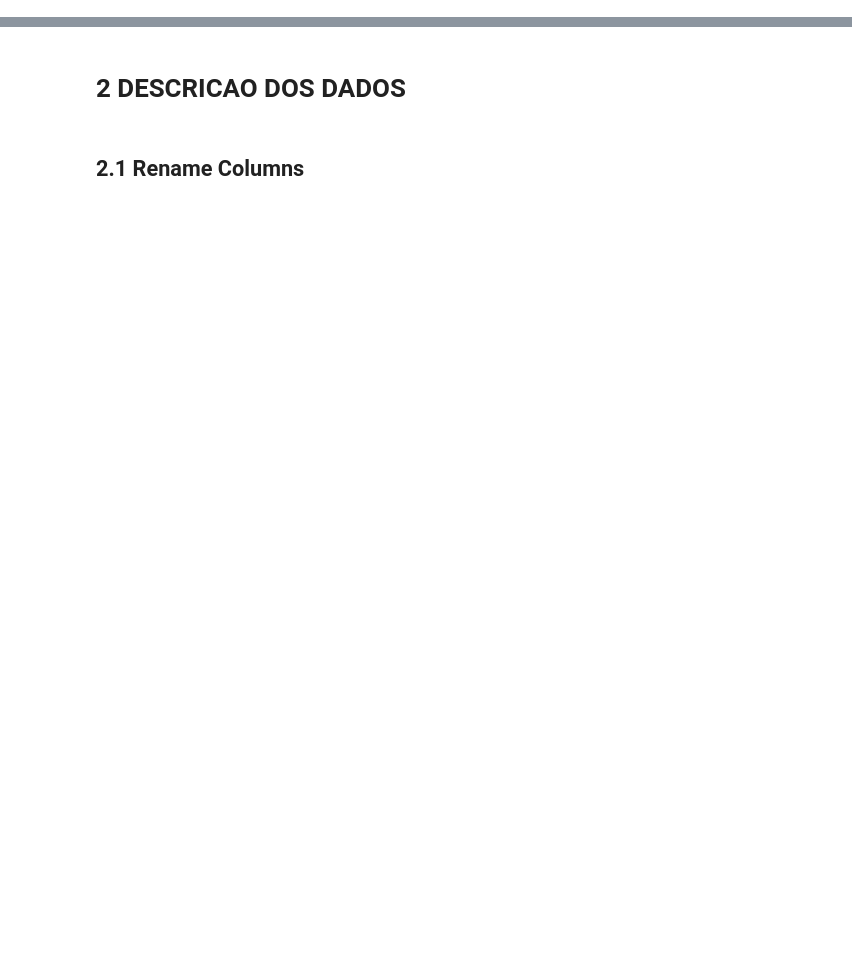
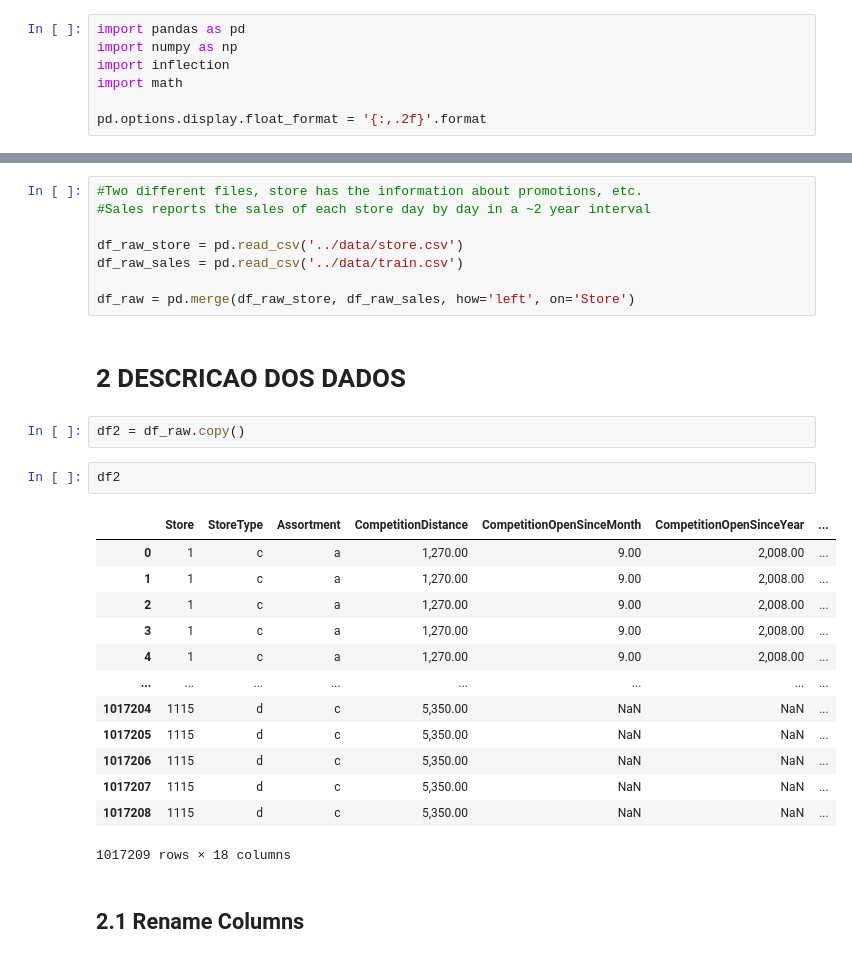
Before and after one commit to rafael-asousa/Sales-Prediction, a Jupyter notebook: notebook/Notebook-Sales-Prediction.ipynb, the cells around one changed output, grey strips where cells are left out. Saved outputs shown, nothing was run; the diff lists cells and outputs as text; blank space fills up the shorter version.

Commit message:
started data preparation

```diff
--- a/notebook/Notebook-Sales-Prediction.ipynb
+++ b/notebook/Notebook-Sales-Prediction.ipynb
@@ -1,10 +1,43 @@
 # %% [markdown]
 # 1 IMPORTS
+# %%
+import pandas as pd
+import numpy as np
+import inflection
+import math
+
+pd.options.display.float_format = '{:,.2f}'.format
 # %% [markdown]
 ## 1.1 Helper Functions
 # %% [markdown]
 ## 1.2 Loading data
+# %%
+#Two different files, store has the information about promotions, etc.
+#Sales reports the sales of each store day by day in a ~2 year interval
+
+df_raw_store = pd.read_csv('../data/store.csv')
+df_raw_sales = pd.read_csv('../data/train.csv')
+
+df_raw = pd.merge(df_raw_store, df_raw_sales, how='left', on='Store')
 # %% [markdown]
 # 2 DESCRICAO DOS DADOS
+# %%
+df2 = df_raw.copy()
+# %%
+df2
+# %% [output]
+|  | Store | StoreType | Assortment | CompetitionDistance | CompetitionOpenSinceMonth | CompetitionOpenSinceYear | ... |
+| 0 | 1 | c | a | 1,270.00 | 9.00 | 2,008.00 | ... |
+| 1 | 1 | c | a | 1,270.00 | 9.00 | 2,008.00 | ... |
+| 2 | 1 | c | a | 1,270.00 | 9.00 | 2,008.00 | ... |
+| 3 | 1 | c | a | 1,270.00 | 9.00 | 2,008.00 | ... |
+| 4 | 1 | c | a | 1,270.00 | 9.00 | 2,008.00 | ... |
+| ... | ... | ... | ... | ... | ... | ... | ... |
+| 1017204 | 1115 | d | c | 5,350.00 | NaN | NaN | ... |
+| 1017205 | 1115 | d | c | 5,350.00 | NaN | NaN | ... |
+| 1017206 | 1115 | d | c | 5,350.00 | NaN | NaN | ... |
+| 1017207 | 1115 | d | c | 5,350.00 | NaN | NaN | ... |
+| 1017208 | 1115 | d | c | 5,350.00 | NaN | NaN | ... |
+1017209 rows × 18 columns
 # %% [markdown]
 ## 2.1 Rename Columns
```
Also changed, not shown: parts of 8 cells of this notebook.
